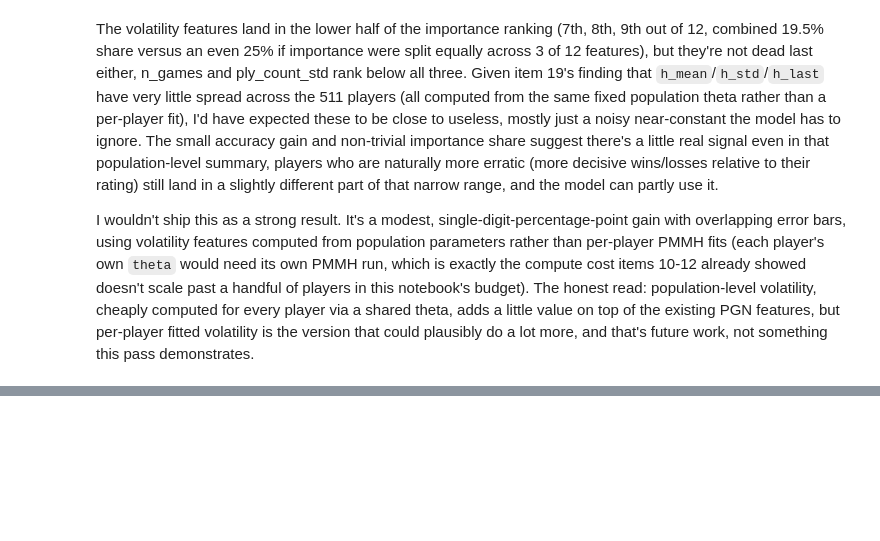
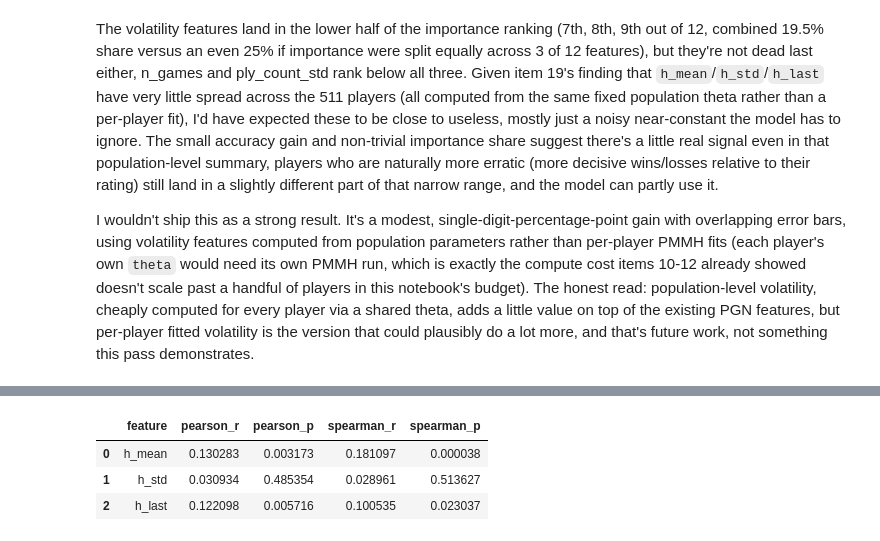
Before and after one commit to arjunsk9876/elo-sense, a Jupyter notebook: notebooks/elosense_v4.ipynb, the cells around one changed output, grey strips where cells are left out. Cells and saved outputs as stored; diff of their text form; code cells hidden in the pictures; blank space fills up the shorter version.

Commit message:
Add correlation analysis between volatility and rating band (W5)

```diff
--- a/notebooks/elosense_v4.ipynb
+++ b/notebooks/elosense_v4.ipynb
@@ -916,0 +923,16 @@ I wouldn't ship this as a strong result. It's a modest, single-digit-percentage-
+# %%
+from scipy import stats
+
+corr_rows = []
+for col in ["h_mean", "h_std", "h_last"]:
+    r_p, p_p = stats.pearsonr(players_v4["rating_mean"], players_v4[col])
+    r_s, p_s = stats.spearmanr(players_v4["rating_mean"], players_v4[col])
+    corr_rows.append({"feature": col, "pearson_r": r_p, "pearson_p": p_p, "spearman_r": r_s, "spearman_p": p_s})
+
+corr_df = pd.DataFrame(corr_rows)
+corr_df
+# %% [output]
+|  | feature | pearson_r | pearson_p | spearman_r | spearman_p |
+| 0 | h_mean | 0.130283 | 0.003173 | 0.181097 | 0.000038 |
+| 1 | h_std | 0.030934 | 0.485354 | 0.028961 | 0.513627 |
+| 2 | h_last | 0.122098 | 0.005716 | 0.100535 | 0.023037 |
```
Also changed, not shown: parts of 2 cells of this notebook.
